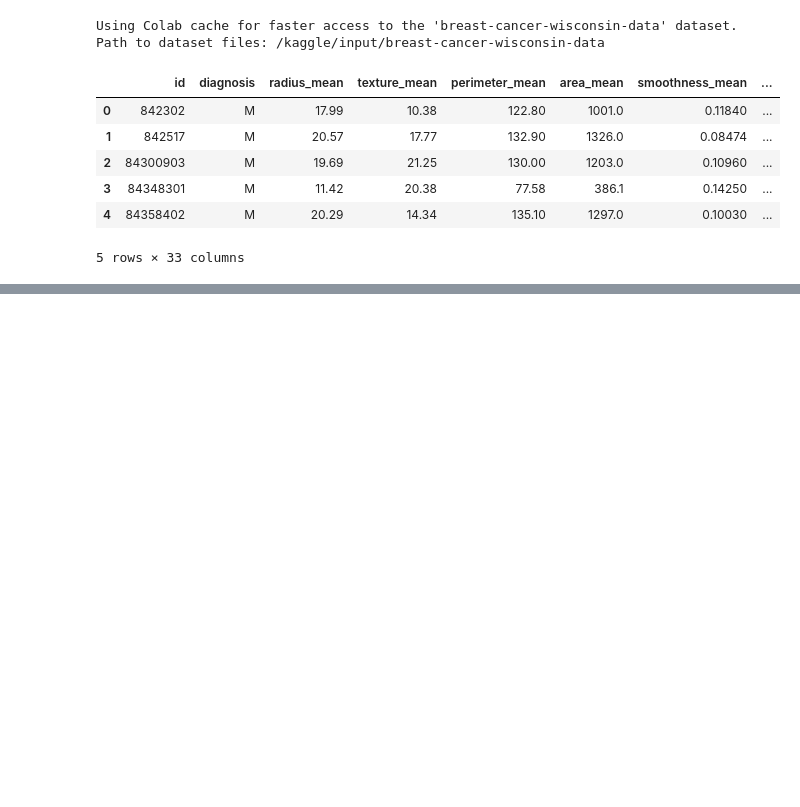
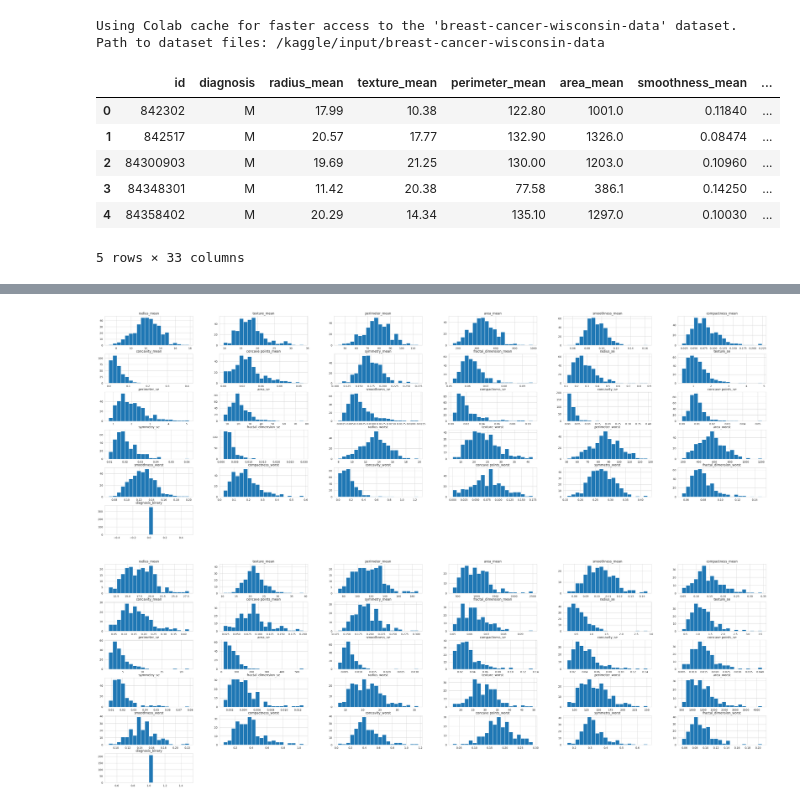
Before and after one commit to Ma-rCh/ML-Basic, a Jupyter notebook: homework_09/homework_09.ipynb, the cells around one changed output, grey strips where cells are left out. Cells and saved outputs as stored; diff of their text form; code cells hidden in the pictures; blank space fills up the shorter version.

```diff
--- a/homework_09/homework_09.ipynb
+++ b/homework_09/homework_09.ipynb
@@ -73,0 +133,8 @@ Name: count, dtype: int64
+# %%
+print(df.head(1))
+if 'diagnosis' and 'Unnamed: 32' in df.columns:
+    df_clean1 = df_clean.drop('diagnosis', axis=1)
+    df_clean2 = df_clean1.drop('Unnamed: 32', axis=1)
+    df_clean = df_clean2
+
+print(f"Индексы колонок:\n{df_clean.columns.tolist()}")
@@ -74,12 +209,6 @@ Name: count, dtype: int64
 # %%
 #2.1. средние, медианы etc...
-df_clean = df.drop('id', axis=1, errors='ignore')
-df_clean['diagnosis_binary'] = df['diagnosis'].map({'B': 0, 'M': 1})
-df_clean = df.drop('diagnosis', axis=1, errors='ignore')
-df_clean = df.drop('Unnamed', axis=1, errors='ignore')
-print(df_clean.head(5))
 
-'''
 print("🔄 СРАВНЕНИЕ СРЕДНИХ И МЕДИАН:")
 comparison = pd.DataFrame({
     'Mean': df_clean.mean(),
@@ -87,6 +216,5 @@ comparison = pd.DataFrame({
     'Difference': df_clean.mean() - df_clean.median(),
     'Skewness': df_clean.skew()
 })
-#print(comparison)
-'''
+print(comparison)
 # %% [output]
@@ -110,0 +281,21 @@ comparison = pd.DataFrame({
+# %%
+# 8. Выбросы
+print("\n" + "="*60)
+print("🔍 АНАЛИЗ ВЫБРОСОВ")
+
+for diagnosis_binary in [0, 1]:
+    subset = df_clean[df_clean['diagnosis_binary'] == diagnosis_binary]
+    name = 'Доброкачественные' if diagnosis_binary == 0 else 'Злокачественные'
+    print(f"{name}:")
+    for feature in ['radius_mean', 'area_mean', 'concavity_mean']:
+      Q1 = subset[feature].quantile(0.25)
+      Q3 = subset[feature].quantile(0.75)
+      IQR = Q3 - Q1
+      lower_bound = Q1 - 1.5 * IQR
+      upper_bound = Q3 + 1.5 * IQR
+      outliers = subset[(subset[feature] < lower_bound) | (subset[feature] > upper_bound)]
+      print(f"{feature}:")
+      print(f"  IQR: {IQR:.2f}")
+      print(f"  Границы: [{lower_bound:.2f}, {upper_bound:.2f}]")
+      print(f"  Количество выбросов: {len(outliers)} ({(len(outliers)/len(df)*100):.1f}%)")
+      print()
@@ -110,0 +320,7 @@ comparison = pd.DataFrame({
+# %%
+for diagnosis_binary in [0, 1]:
+    subset = df_clean[df_clean['diagnosis_binary'] == diagnosis_binary]
+    subset.hist(figsize=(45,15),bins=20)
+# %% [output]
+[figure, added]
+[figure, added]
```
Also changed, not shown: parts of 19 cells of this notebook.
